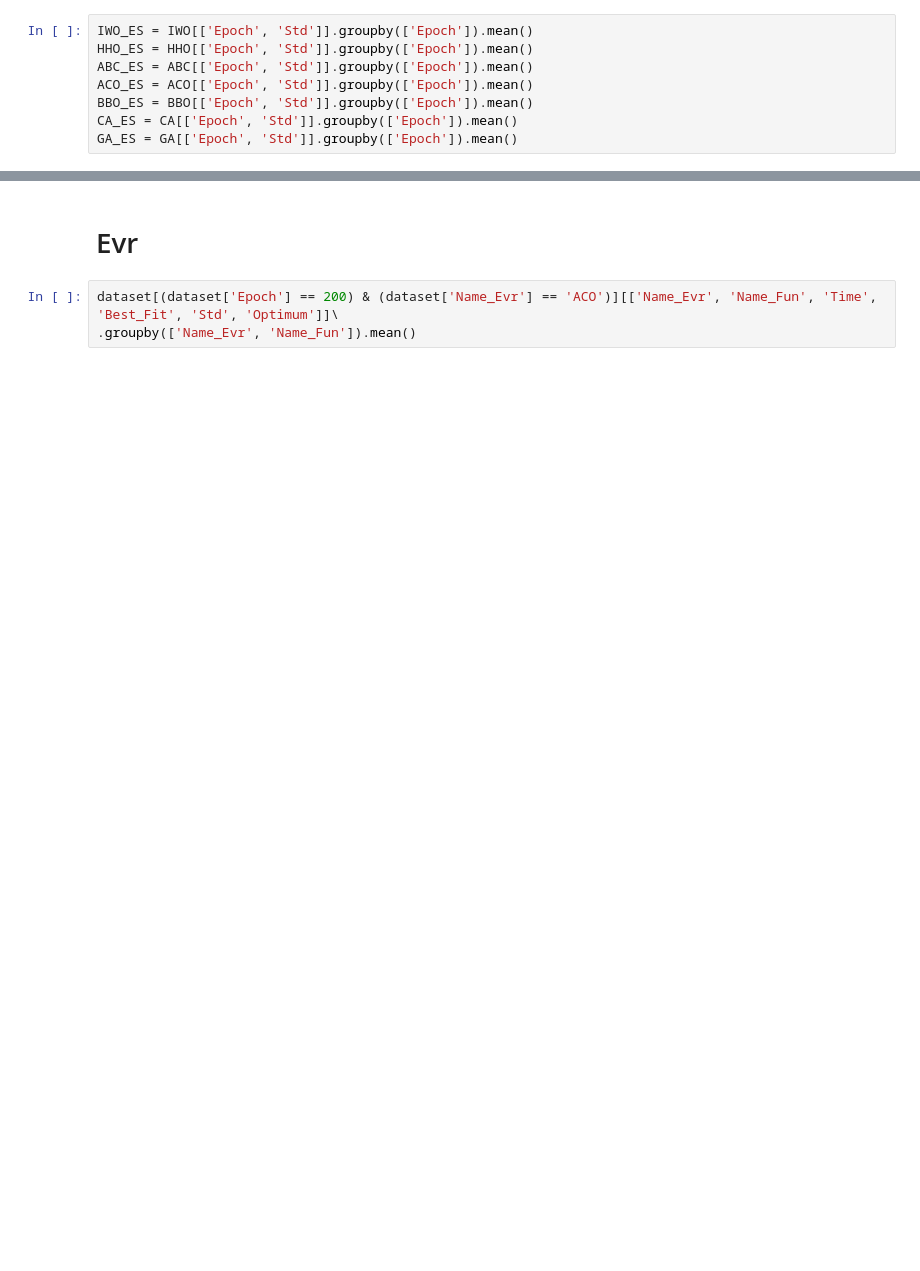
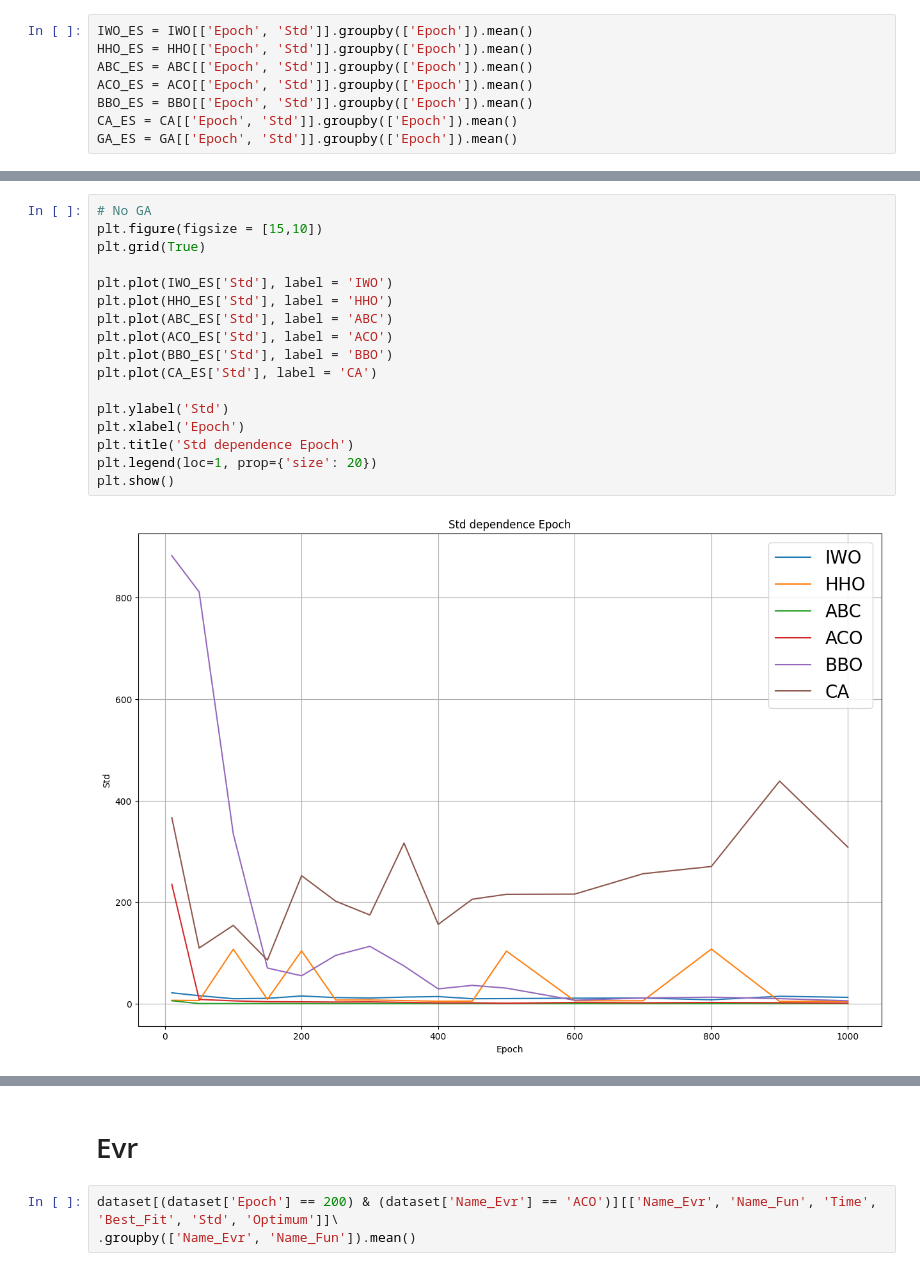
Before and after one commit to pvshebarshin/Comparative-evaluation-of-the-effectiveness-of-metaheuristic-optimization-algorithms, a Jupyter notebook: src/analysis/greaph_result.ipynb, the cells around one changed output, grey strips where cells are left out. Drawn from its saved outputs; the diff is of its cells as text; blank space fills up the shorter version.

```diff
--- a/src/analysis/greaph_result.ipynb
+++ b/src/analysis/greaph_result.ipynb
@@ -116,3 +138,22 @@ plt.show()
+# %%
+# No GA
+plt.figure(figsize = [15,10])
+plt.grid(True)
+
+plt.plot(IWO_ES['Std'], label = 'IWO')
+plt.plot(HHO_ES['Std'], label = 'HHO')
+plt.plot(ABC_ES['Std'], label = 'ABC')
+plt.plot(ACO_ES['Std'], label = 'ACO')
+plt.plot(BBO_ES['Std'], label = 'BBO')
+plt.plot(CA_ES['Std'], label = 'CA')
+
+plt.ylabel('Std')
+plt.xlabel('Epoch')
+plt.title('Std dependence Epoch')
+plt.legend(loc=1, prop={'size': 20})
+plt.show()
+# %% [output]
+[figure, added]
 # %%
 dataset[dataset['Epoch'] == 200][['Name_Evr', 'Time', 'Best_Fit', 'Std', 'Optimum']]\
 .groupby(['Name_Evr']).mean()
```
Also changed, not shown: parts of 37 cells of this notebook.
